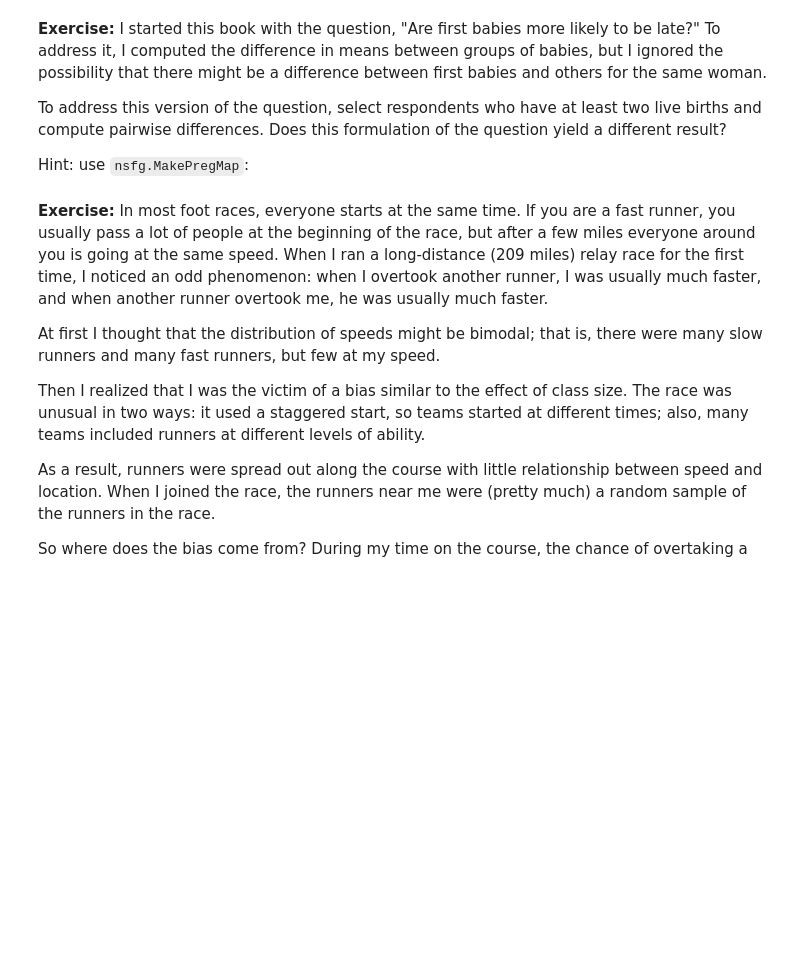
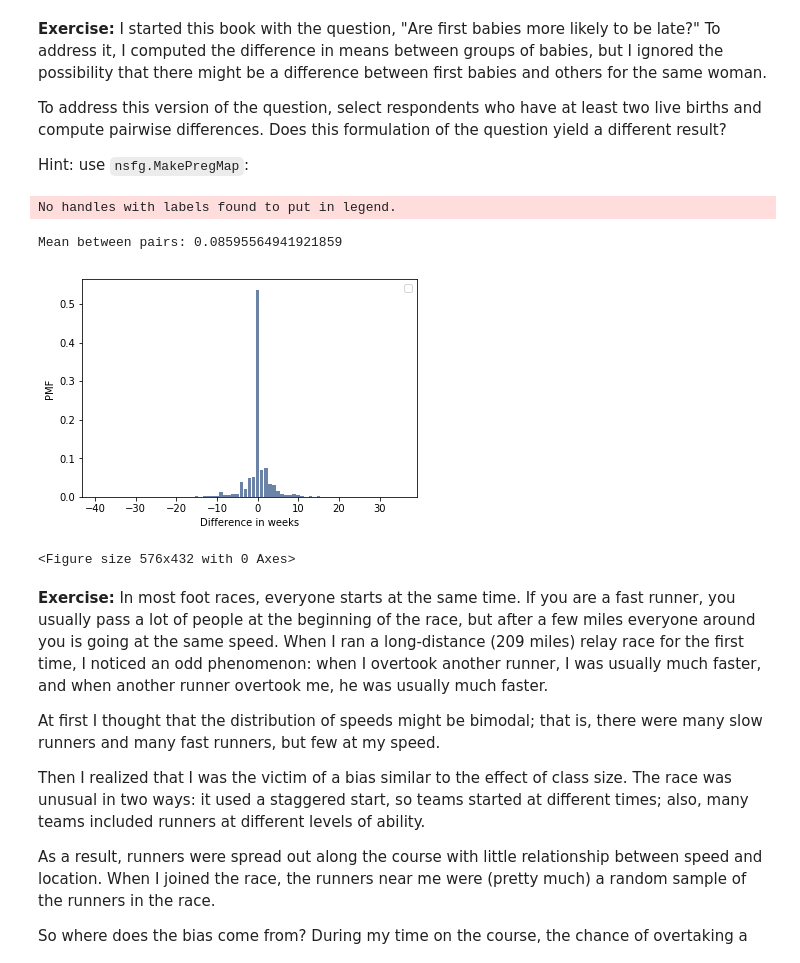
Before and after one commit to dteklavya/ThinkStats2, a Jupyter notebook: code/chap03ex.ipynb, the cells around one changed output. Cells and saved outputs as stored; diff of their text form; code cells hidden in the pictures; blank space fills up the shorter version.

Commit message:
Exercise 3.3 - Pairwise difference between pregnancy length for same respondents.

```diff
--- a/code/chap03ex.ipynb
+++ b/code/chap03ex.ipynb
@@ -380,3 +384,29 @@ preg_map = nsfg.MakePregMap(live)
+# %%
+def Variation(array):
+    diffs = []
+    diffs = [array[0] - x for x in array[1:]]
+    return diffs
+
+preg_map = nsfg.MakePregMap(live)
+
+diffs = []
+for caseid, indices in preg_map.items():
+    prglngths = live.loc[indices].prglngth.values
+    if len(prglngths) > 1:
+        diffs.extend(Variation(prglngths))
+
+mean = thinkstats2.Mean(diffs)
+print("Mean between pairs:", mean)
+
+pmf = thinkstats2.Pmf(diffs)
+thinkplot.Hist(pmf, align='center')
+thinkplot.Show(xlabel='Difference in weeks',
+               ylabel='PMF')
+# %% [output]
+No handles with labels found to put in legend.
+Mean between pairs: 0.08595564941921859
+[figure, added]
+<Figure size 576x432 with 0 Axes>
 # %%
 # Solution goes here
 # %%
```
Also changed, not shown: parts of 3 cells of this notebook.
